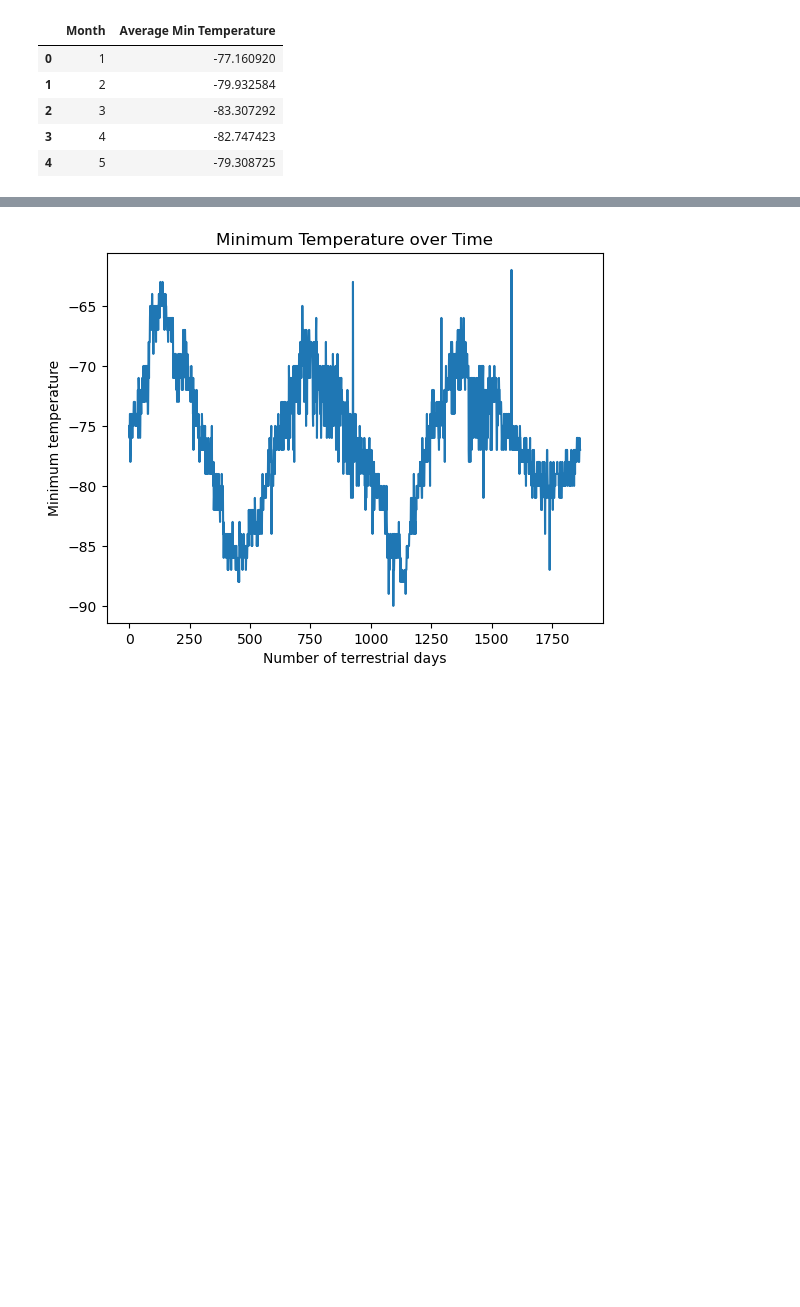
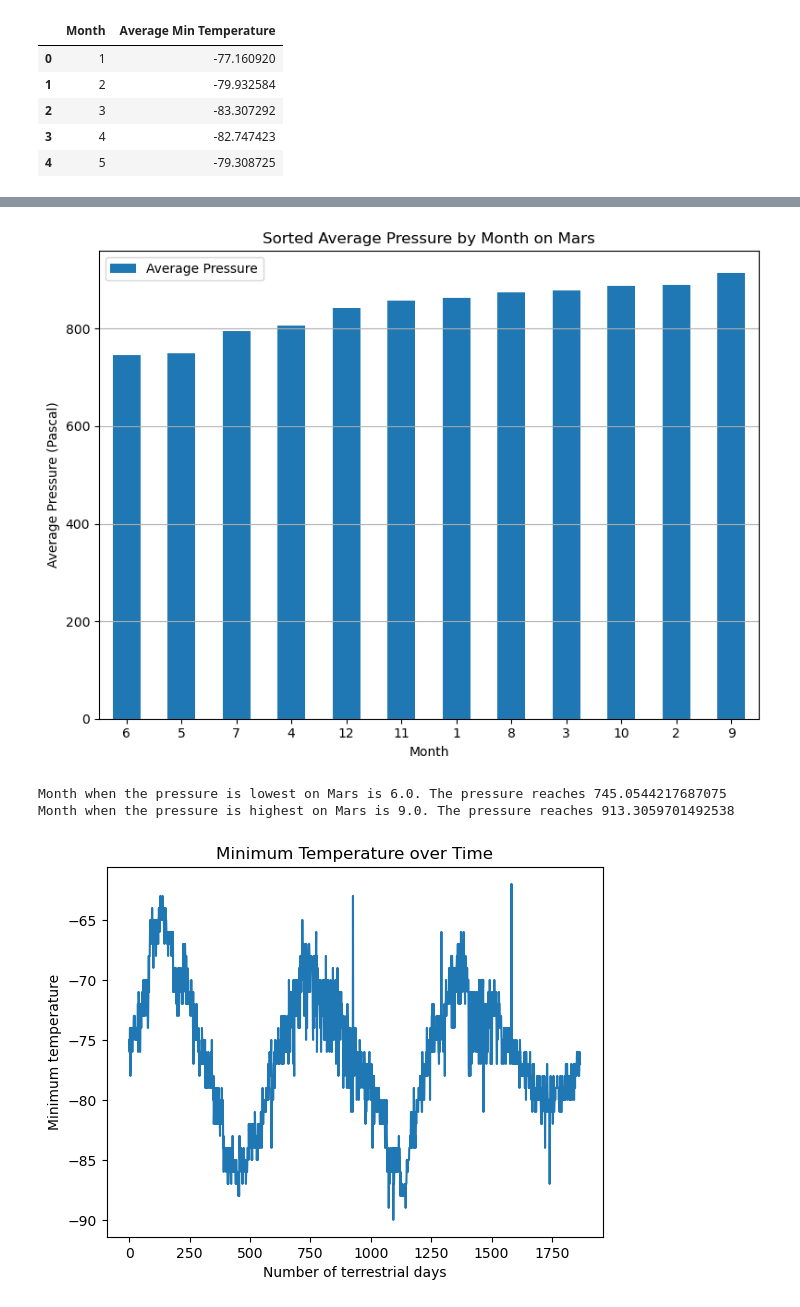
Before and after one commit to mascee/mars-challenge, a Jupyter notebook: part_2_mars_weather.ipynb, the cells around one changed output, grey strips where cells are left out. Drawn from its saved outputs; the diff is of its cells as text; code cells hidden in the pictures; blank space fills up the shorter version.

```diff
--- a/part_2_mars_weather.ipynb
+++ b/part_2_mars_weather.ipynb
@@ -257,3 +279,31 @@ Name: pressure, dtype: float64
+# %%
+# Identify the lowest and highest pressure months in Curiosity's location by sorting the previous graph
+sorted_avg_pressure_df = avg_pressure_df.sort_values(by='Average Pressure')
+sorted_avg_pressure_df.plot(x='Month', y='Average Pressure', kind='bar', figsize=(8, 6))
+
+# Titles and labels
+plt.title('Sorted Average Pressure by Month on Mars')
+plt.xlabel('Month')
+plt.ylabel('Average Pressure (Pascal)')
+plt.xticks(rotation=0)
+# Adjust layout and show
+plt.tight_layout()
+plt.grid(axis='y')
+plt.show()
+
+#Calculate and print lowest pressure on Mars and month
+lowest_pressure_month = sorted_avg_pressure_df.iloc[0]['Month']
+lowest_pressure = sorted_avg_pressure_df.iloc[0]['Average Pressure']
+print(f"Month when the pressure is lowest on Mars is {lowest_pressure_month}. The pressure reaches {lowest_pressure}")
+
+#Calculate and print highest pressure on Mars and month
+highest_pressure_month = sorted_avg_pressure_df.iloc[-1]['Month']
+highest_pressure = sorted_avg_pressure_df.iloc[-1]['Average Pressure']
+print(f"Month when the pressure is highest on Mars is {highest_pressure_month}. The pressure reaches {highest_pressure}")
+# %% [output]
+[figure, added]
+Month when the pressure is lowest on Mars is 6.0. The pressure reaches 745.0544217687075
+Month when the pressure is highest on Mars is 9.0. The pressure reaches 913.3059701492538
 # %%
 # 5. How many terrestrial (Earth) days are there in a Martian year?
 # Visually estimate the result by plotting the daily minimum temperature of each observation in the data set.
```
Also changed, not shown: parts of 10 cells of this notebook.
